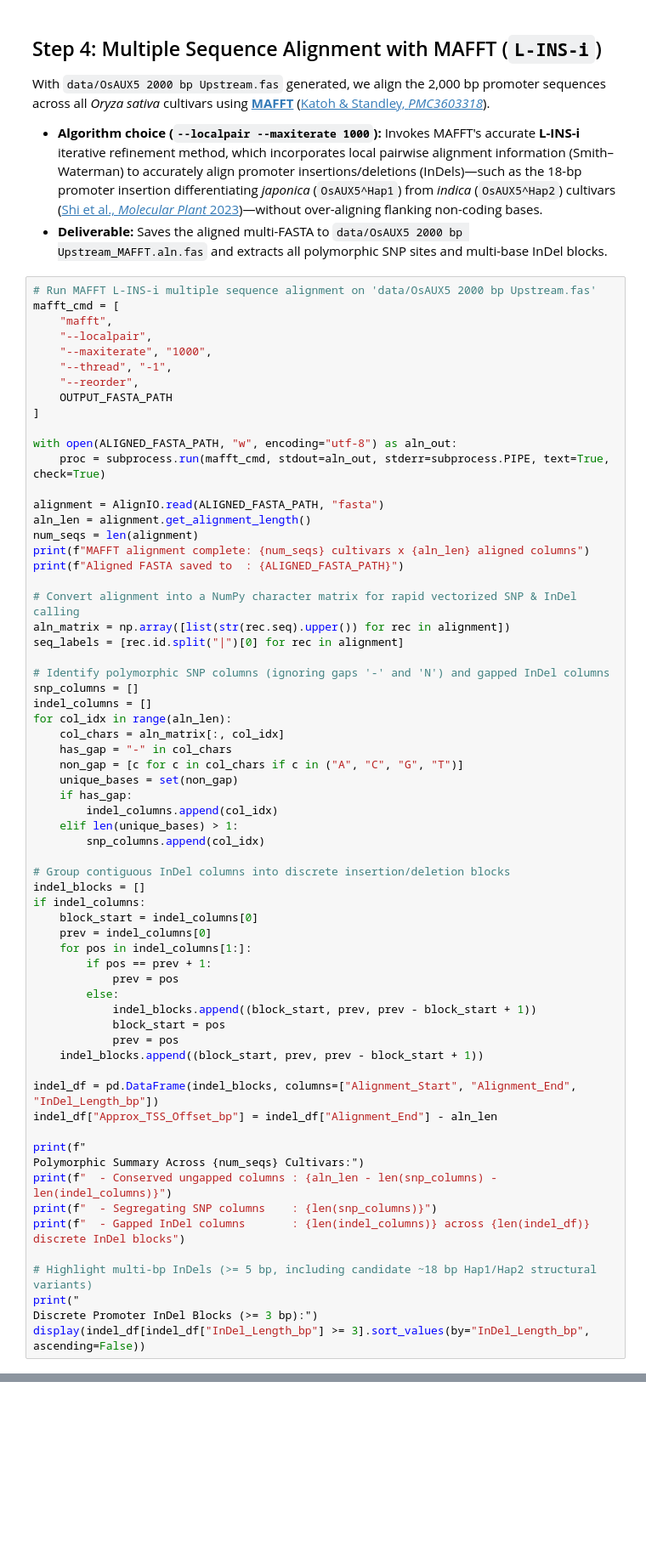
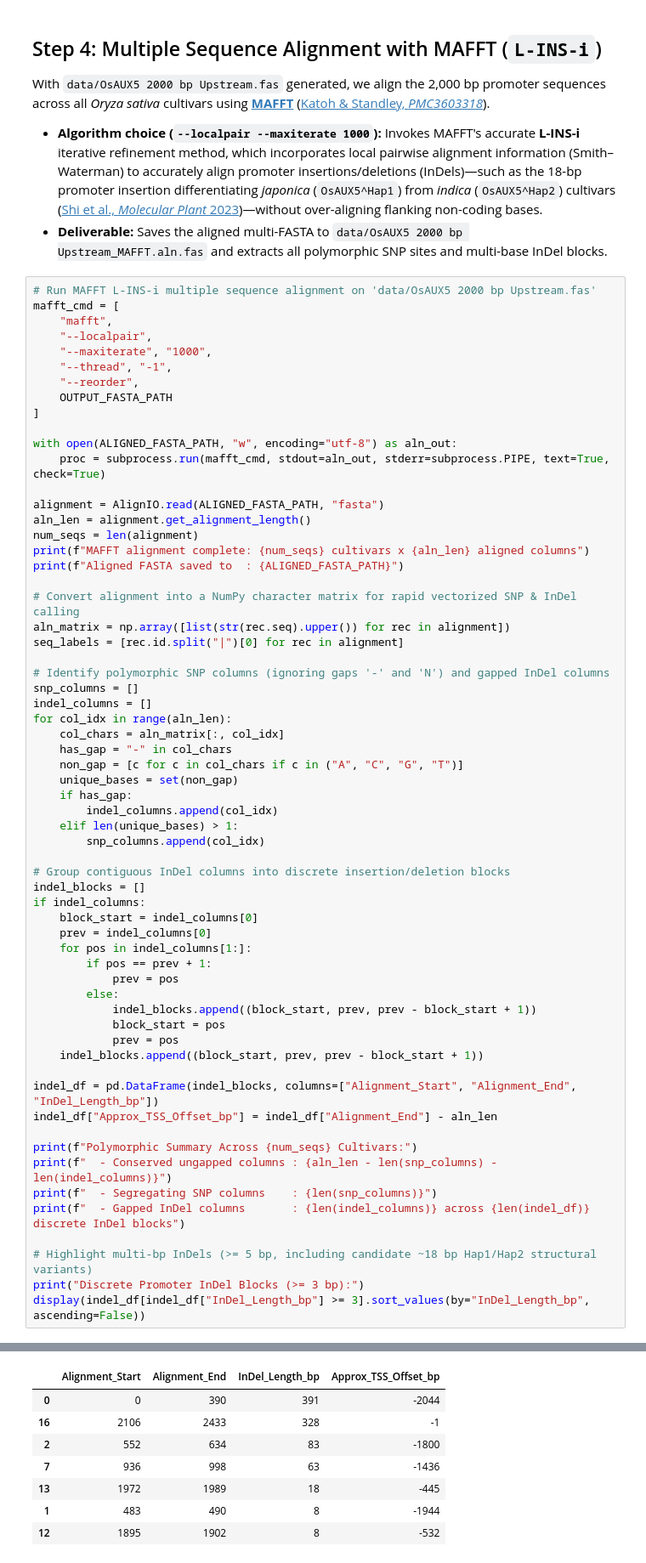
Before and after one commit to satuankecepatan/OsAUX5-Upstream, a Jupyter notebook: OsAUX5_2000bp_Upstream_Colab_Pipeline.ipynb, the cells around one changed output, grey strips where cells are left out. Shown at 85% size. Saved outputs shown, nothing was run; the diff lists cells and outputs as text; blank space fills up the shorter version.

```diff
--- a/OsAUX5_2000bp_Upstream_Colab_Pipeline.ipynb
+++ b/OsAUX5_2000bp_Upstream_Colab_Pipeline.ipynb
@@ -317,13 +430,12 @@ if indel_columns:
 indel_df = pd.DataFrame(indel_blocks, columns=["Alignment_Start", "Alignment_End", "InDel_Length_bp"])
 indel_df["Approx_TSS_Offset_bp"] = indel_df["Alignment_End"] - aln_len
 
-print(f"
-Polymorphic Summary Across {num_seqs} Cultivars:")
+print(f"Polymorphic Summary Across {num_seqs} Cultivars:")
 print(f"  - Conserved ungapped columns : {aln_len - len(snp_columns) - len(indel_columns)}")
 print(f"  - Segregating SNP columns    : {len(snp_columns)}")
 print(f"  - Gapped InDel columns       : {len(indel_columns)} across {len(indel_df)} discrete InDel blocks")
 
 # Highlight multi-bp InDels (>= 5 bp, including candidate ~18 bp Hap1/Hap2 structural variants)
-print("
-Discrete Promoter InDel Blocks (>= 3 bp):")
+print("Discrete Promoter InDel Blocks (>= 3 bp):")
 display(indel_df[indel_df["InDel_Length_bp"] >= 3].sort_values(by="InDel_Length_bp", ascending=False))
+# %% [output]
@@ -330,3 +449,11 @@ display(indel_df[indel_df["InDel_Length_bp"] >= 3].sort_values(by="InDel_Length_
+|  | Alignment_Start | Alignment_End | InDel_Length_bp | Approx_TSS_Offset_bp |
+| 0 | 0 | 390 | 391 | -2044 |
+| 16 | 2106 | 2433 | 328 | -1 |
+| 2 | 552 | 634 | 83 | -1800 |
+| 7 | 936 | 998 | 63 | -1436 |
+| 13 | 1972 | 1989 | 18 | -445 |
+| 1 | 483 | 490 | 8 | -1944 |
+| 12 | 1895 | 1902 | 8 | -532 |
 # %% [markdown]
 ## Step 5: *Cis*-Regulatory Motif Scanning & *De Novo* Discovery with the MEME Suite (`pymemesuite`, `FIMO` & `MEME`)
 
```
Also changed, not shown: parts of 12 cells of this notebook.
